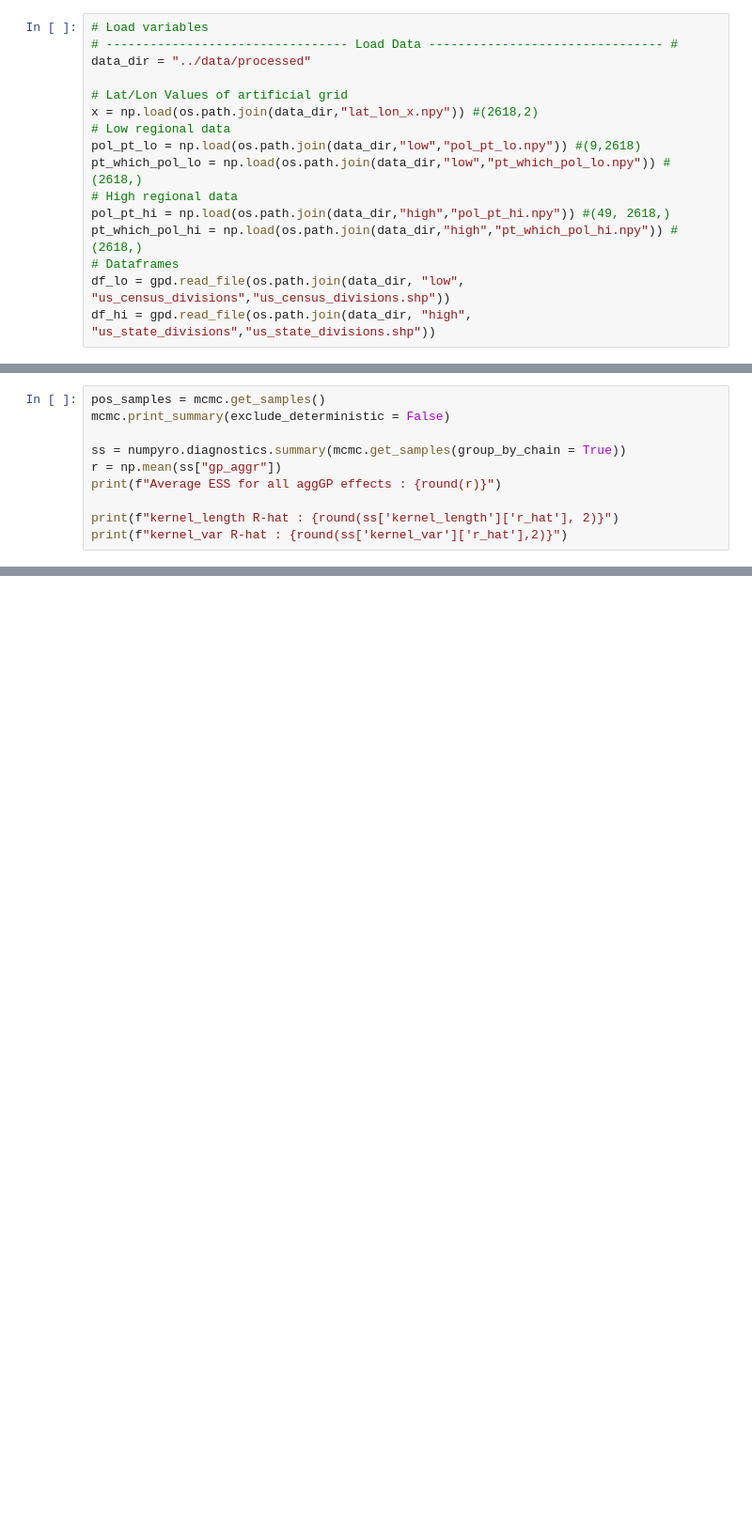
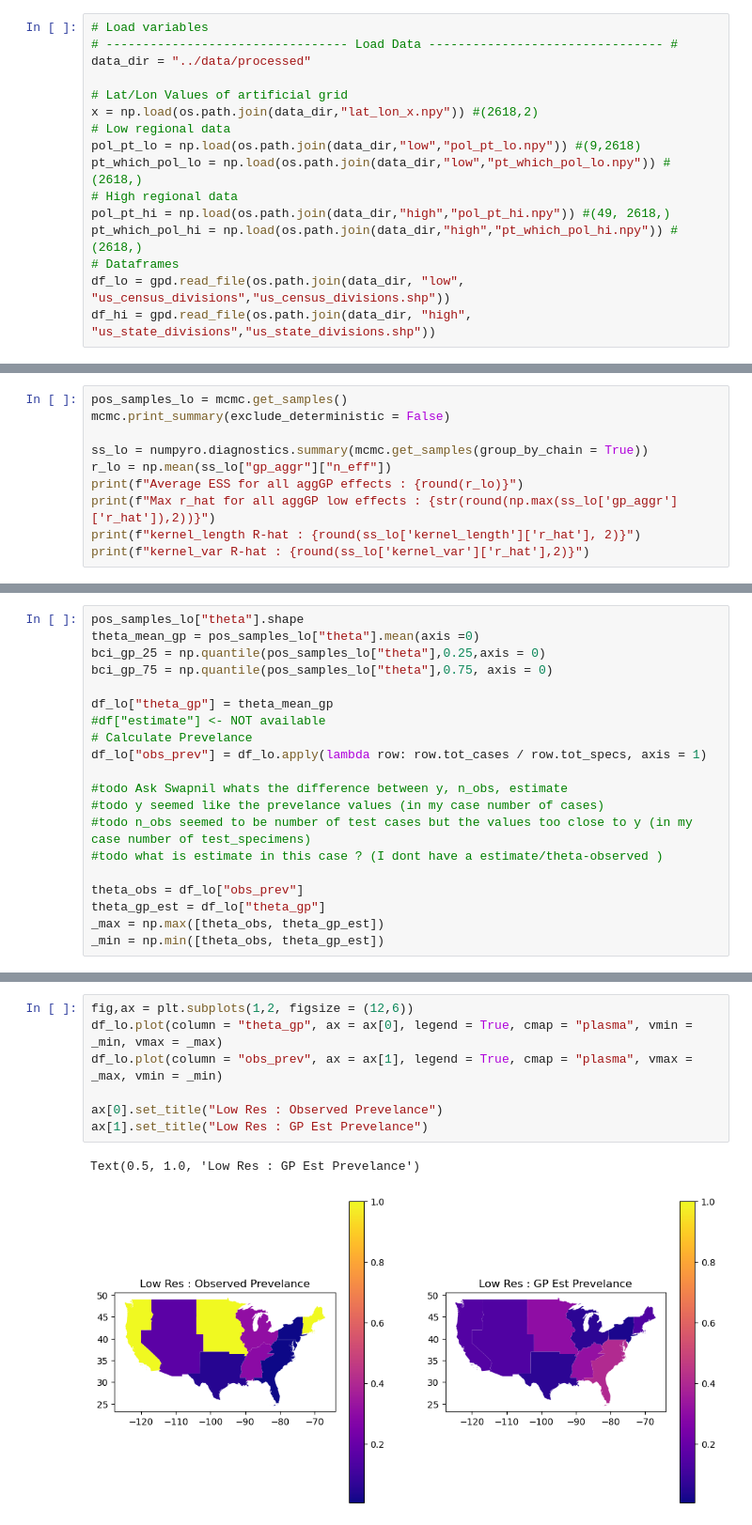
Before and after one commit to imantha-das/Lo2Hi-IV-Est-AggVAE, a Jupyter notebook: notebooks/aggGP_infer.ipynb, the cells around one changed output, grey strips where cells are left out. Shown at 94% size. Cells and saved outputs as stored; diff of their text form; blank space fills up the shorter version.

```diff
--- a/notebooks/aggGP_infer.ipynb
+++ b/notebooks/aggGP_infer.ipynb
@@ -51,10 +71,10 @@ UnicodeDecodeError: 'utf-8' codec can't decode byte 0x80 in position 0: invalid
 # %%
-pos_samples = mcmc.get_samples()
+pos_samples_lo = mcmc.get_samples()
 mcmc.print_summary(exclude_deterministic = False)
 
-ss = numpyro.diagnostics.summary(mcmc.get_samples(group_by_chain = True))
-r = np.mean(ss["gp_aggr"])
-print(f"Average ESS for all aggGP effects : {round(r)}")
-
-print(f"kernel_length R-hat : {round(ss['kernel_length']['r_hat'], 2)}")
-print(f"kernel_var R-hat : {round(ss['kernel_var']['r_hat'],2)}")
+ss_lo = numpyro.diagnostics.summary(mcmc.get_samples(group_by_chain = True))
+r_lo = np.mean(ss_lo["gp_aggr"]["n_eff"])
+print(f"Average ESS for all aggGP effects : {round(r_lo)}")
+print(f"Max r_hat for all aggGP low effects : {str(round(np.max(ss_lo['gp_aggr']['r_hat']),2))}")
+print(f"kernel_length R-hat : {round(ss_lo['kernel_length']['r_hat'], 2)}")
+print(f"kernel_var R-hat : {round(ss_lo['kernel_var']['r_hat'],2)}")
@@ -66,0 +136,20 @@ NameError: name 'end' is not defined
+# %%
+pos_samples_lo["theta"].shape
+theta_mean_gp = pos_samples_lo["theta"].mean(axis =0)
+bci_gp_25 = np.quantile(pos_samples_lo["theta"],0.25,axis = 0)
+bci_gp_75 = np.quantile(pos_samples_lo["theta"],0.75, axis = 0)
+
+df_lo["theta_gp"] = theta_mean_gp
+#df["estimate"] <- NOT available
+# Calculate Prevelance
+df_lo["obs_prev"] = df_lo.apply(lambda row: row.tot_cases / row.tot_specs, axis = 1)
+
+#todo Ask Swapnil whats the difference between y, n_obs, estimate
+#todo y seemed like the prevelance values (in my case number of cases)
+#todo n_obs seemed to be number of test cases but the values too close to y (in my case number of test_specimens)
+#todo what is estimate in this case ? (I dont have a estimate/theta-observed )
+
+theta_obs = df_lo["obs_prev"]
+theta_gp_est = df_lo["theta_gp"]
+_max = np.max([theta_obs, theta_gp_est])
+_min = np.min([theta_obs, theta_gp_est])
@@ -66,0 +169,10 @@ NameError: name 'end' is not defined
+# %%
+fig,ax = plt.subplots(1,2, figsize = (12,6))
+df_lo.plot(column = "theta_gp", ax = ax[0], legend = True, cmap = "plasma", vmin = _min, vmax = _max)
+df_lo.plot(column = "obs_prev", ax = ax[1], legend = True, cmap = "plasma", vmax = _max, vmin = _min)
+
+ax[0].set_title("Low Res : Observed Prevelance")
+ax[1].set_title("Low Res : GP Est Prevelance")
+# %% [output]
+Text(0.5, 1.0, 'Low Res : GP Est Prevelance')
+[figure, added]
```
Also changed, not shown: parts of 18 cells of this notebook, 3 other files.
